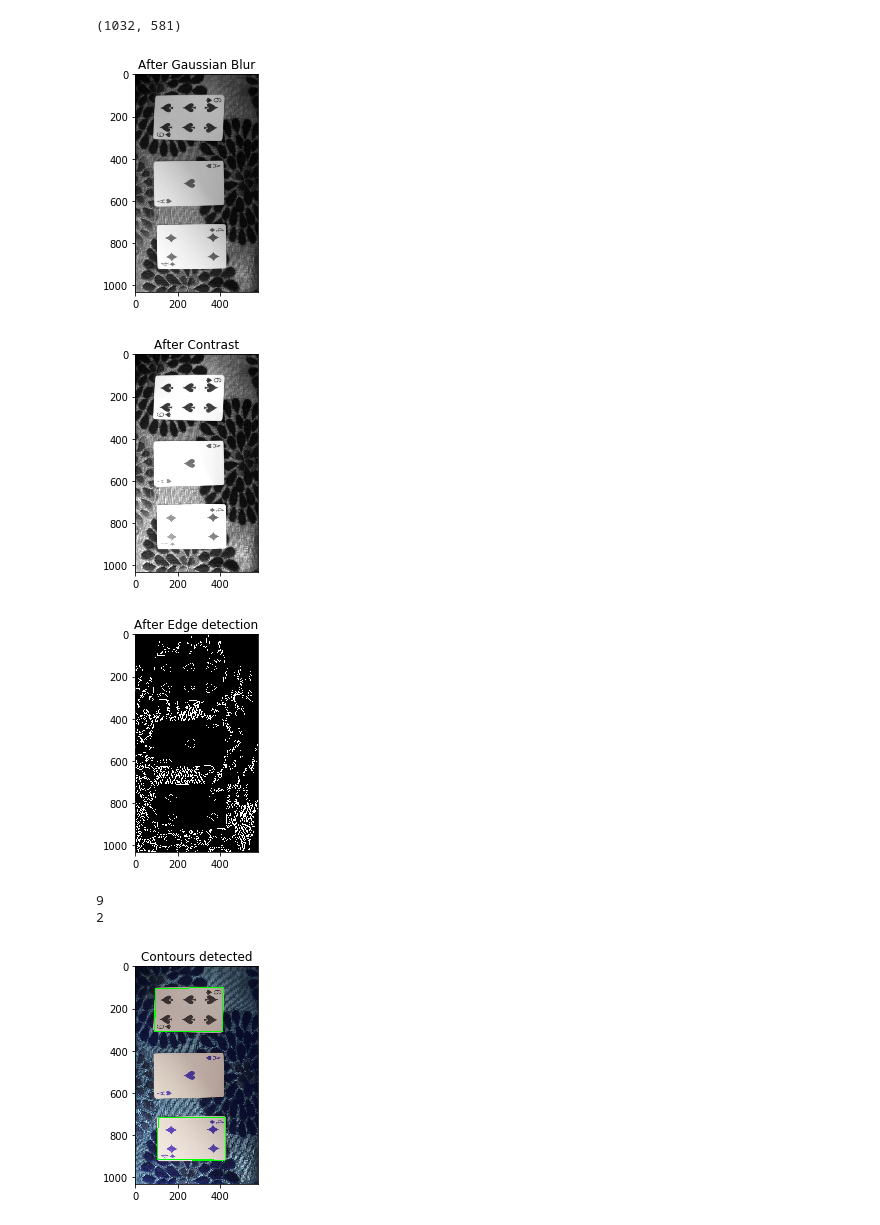
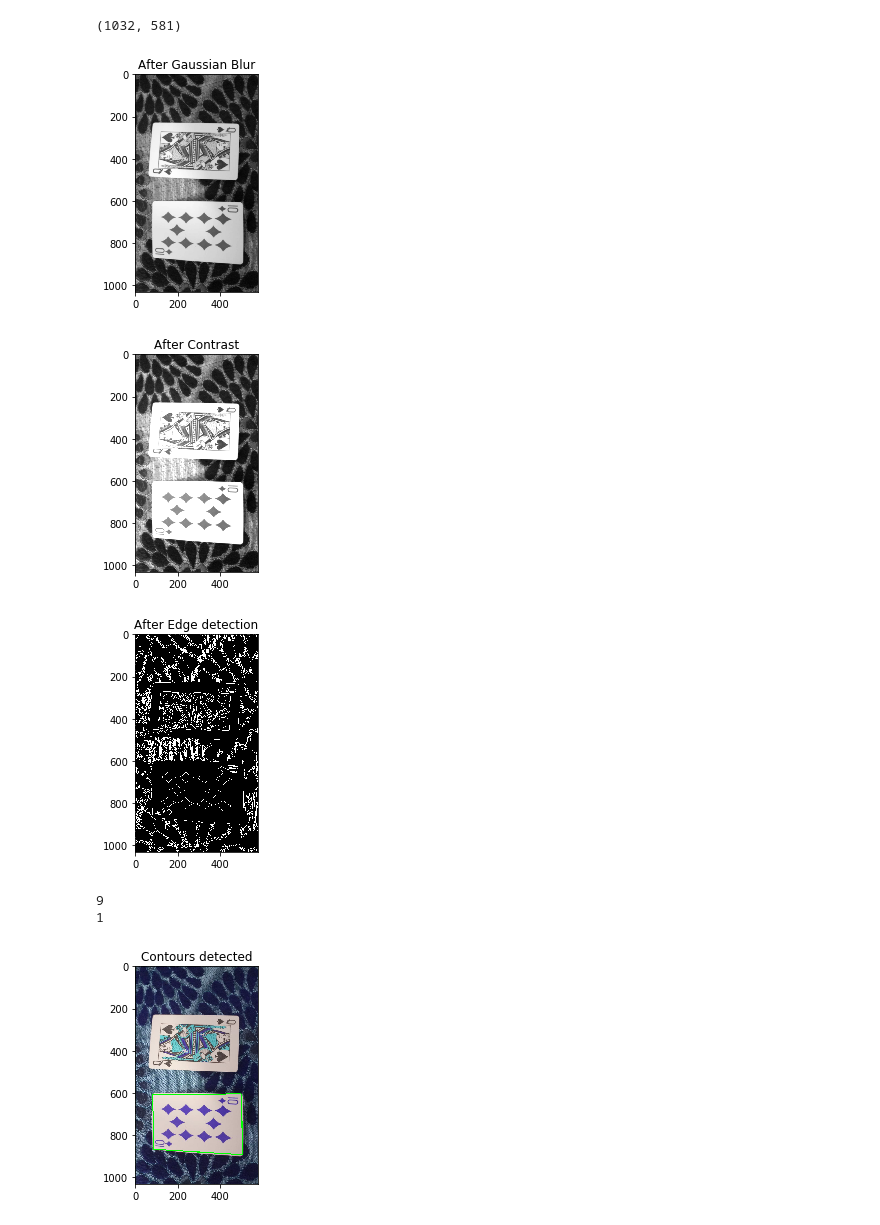
Before and after one commit to rajat1401/poker_hand_detector, a Jupyter notebook: cardDetection.ipynb, the cells around one changed output. Drawn from its saved outputs; the diff is of its cells as text; code cells hidden in the pictures.

```diff
--- a/cardDetection.ipynb
+++ b/cardDetection.ipynb
@@ -49,12 +49,12 @@ def card_detect(loc):
     plt.show()
     cv2.imwrite('./op.png', imarraycolor)
 # %%
-card_detect('./im2.jpeg')
+card_detect('./im1.jpeg')
 # %% [output]
 (1032, 581)
-[figure, old version]
+[figure, new version]
-[figure, old version]
+[figure, new version]
-[figure, old version]
+[figure, new version]
 9
-2
+1
-[figure, old version]
+[figure, new version]
```
Also changed, not shown: 1 other file.
